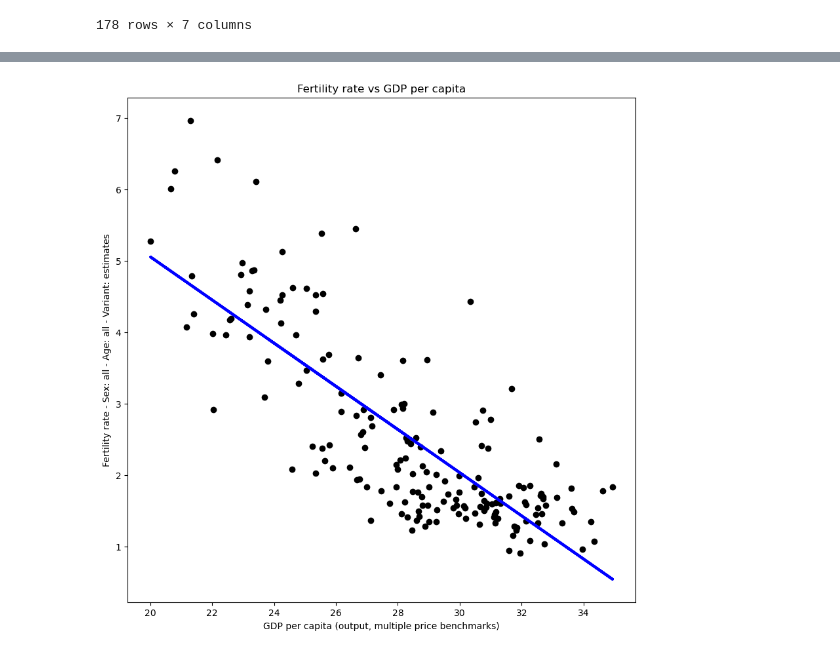
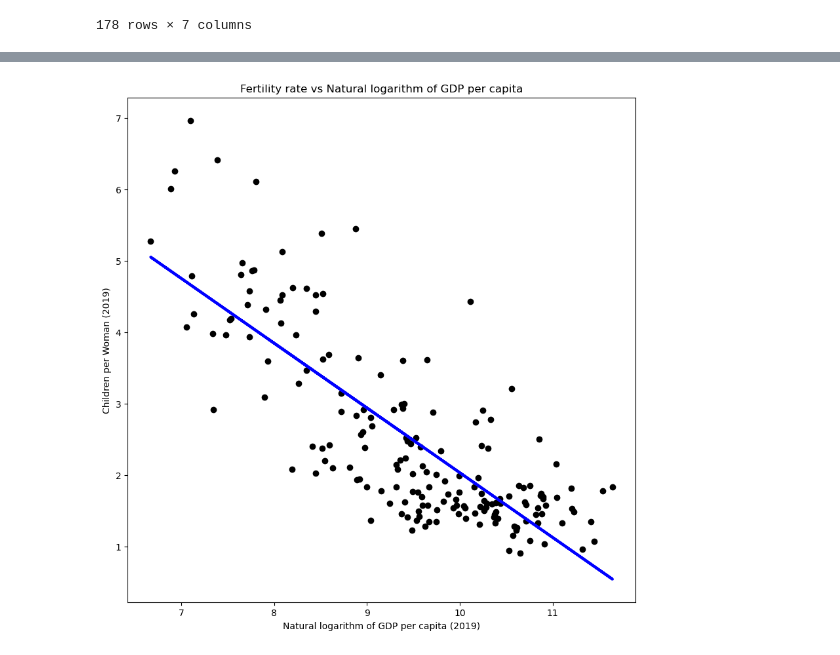
Before and after one commit to farreladriann/kucing, a Jupyter notebook: stat/childrenperwoman2019.ipynb, the cells around one changed output, grey strips where cells are left out. Cells and saved outputs as stored; diff of their text form; code cells hidden in the pictures.

```diff
--- a/stat/childrenperwoman2019.ipynb
+++ b/stat/childrenperwoman2019.ipynb
@@ -73,8 +82,9 @@ from sklearn.linear_model import LinearRegression
 model = LinearRegression()
 X = df_2019_clean[gdp].values.reshape(-1, 1)
 y = df_2019_clean[fertility].values.reshape(-1, 1)
-X = 3*np.log(X)
+X = np.log(X)
 model.fit(X, y)
+
 
 print("Coefficient: ", model.coef_)
 print("Intercept: ", model.intercept_)
@@ -84,8 +94,11 @@ print("Correlation Coefficient: ", np.corrcoef(X[:,0], y[:,0])[0,1])
 plt.figure(figsize=(10, 10))
 plt.scatter(X, y, color='black')
 plt.plot(X, model.predict(X), color='blue', linewidth=3)
-plt.xlabel(gdp)
-plt.ylabel(fertility)
-plt.title('Fertility rate vs GDP per capita')
+plt.xlabel('Natural logarithm of GDP per capita (2019)')
+plt.ylabel('Children per Woman (2019)')
+plt.title('Fertility rate vs Natural logarithm of GDP per capita')
 plt.show()
+
+b = model.coef_[0][0]
+a = model.intercept_[0]
 # %% [output]
@@ -95 +108 @@ Correlation Coefficient:  -0.7951449154691838
-[figure, old version]
+[figure, new version]
```
Also changed, not shown: parts of 4 cells of this notebook.
